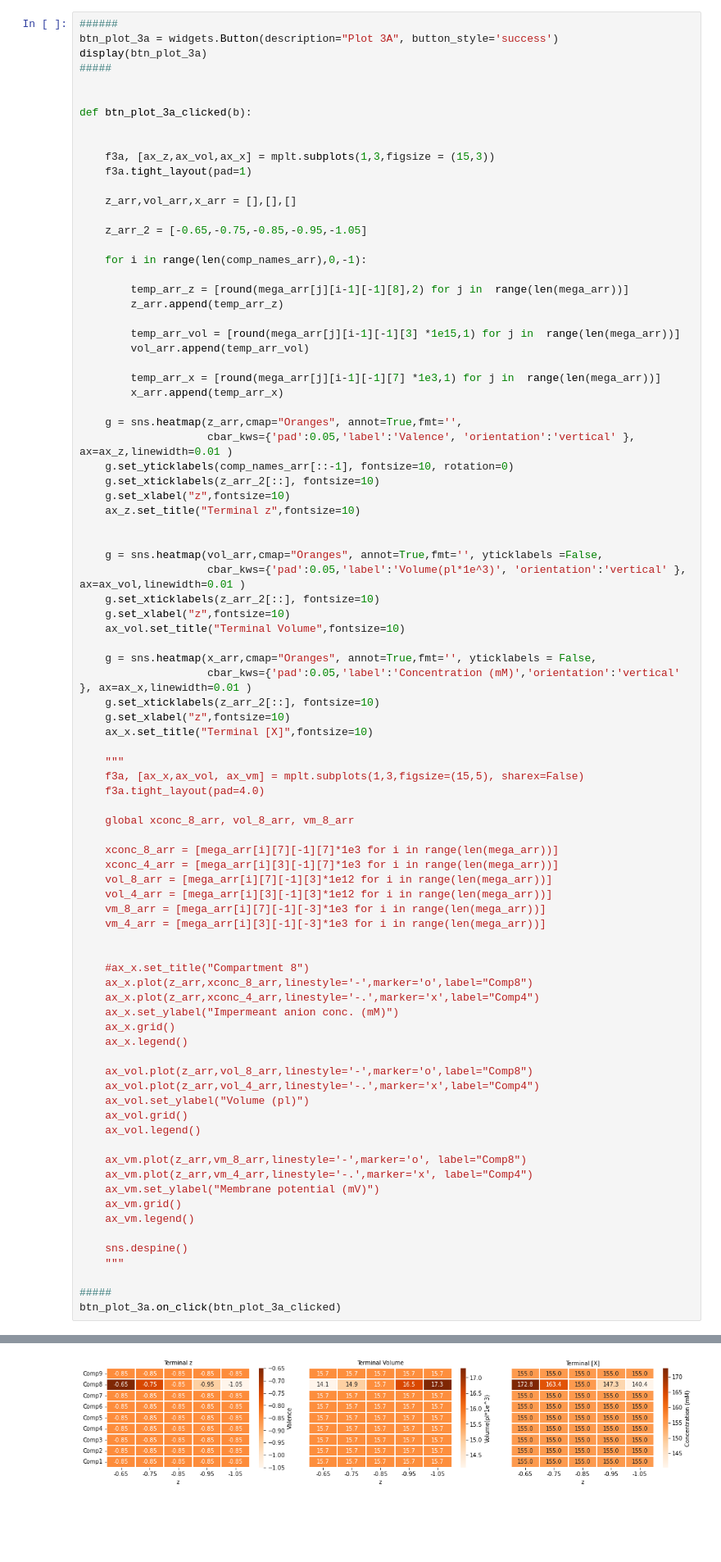
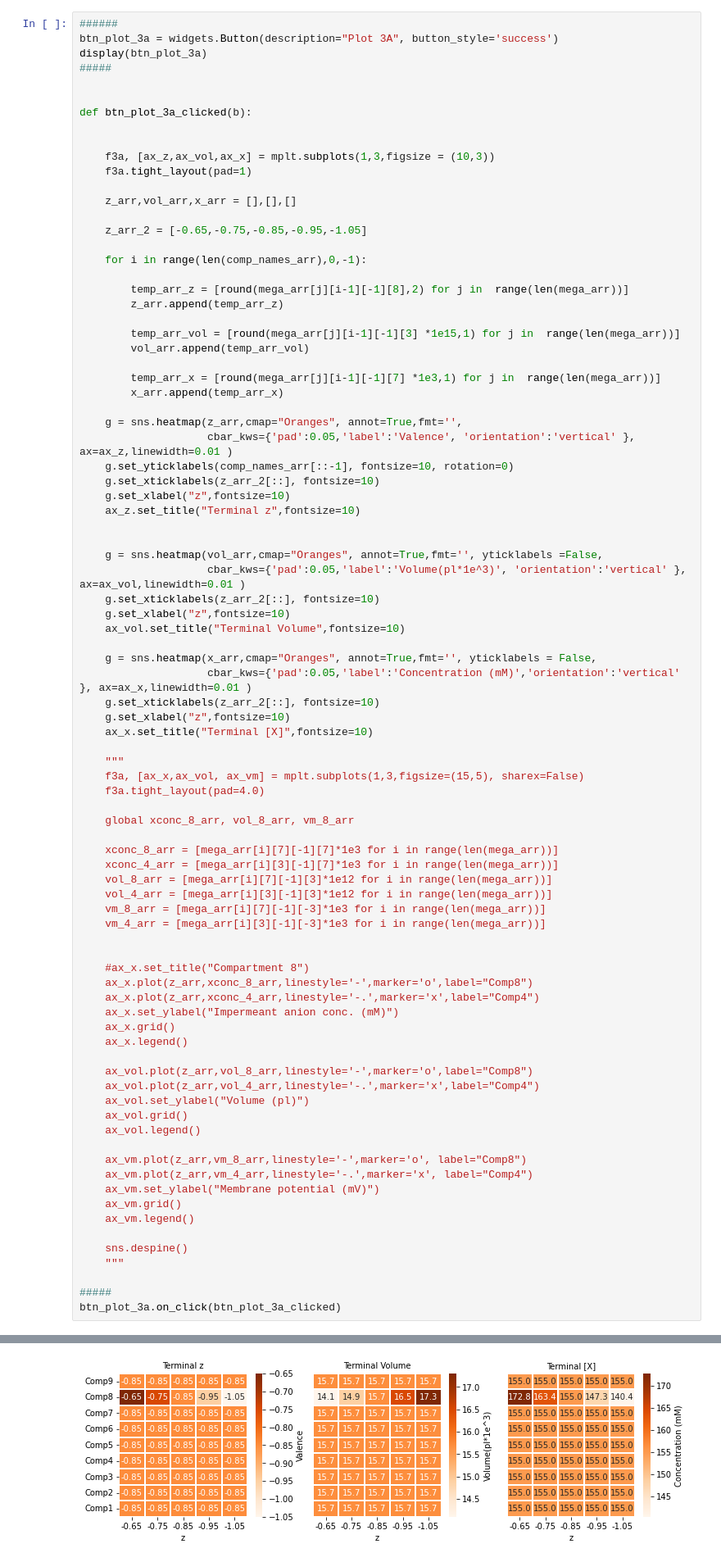
Before and after one commit to Eran707/msc_code_repo, a Jupyter notebook: Figure_3_multiZ.ipynb, the cells around one changed output, grey strips where cells are left out. Shown at 82% size. Cells and saved outputs as stored; diff of their text form; blank space fills up the shorter version.

```diff
--- a/Figure_3_multiZ.ipynb
+++ b/Figure_3_multiZ.ipynb
@@ -229,7 +229,7 @@ display(btn_plot_3a)
 def btn_plot_3a_clicked(b):
 
 
-    f3a, [ax_z,ax_vol,ax_x] = mplt.subplots(1,3,figsize = (15,3))
+    f3a, [ax_z,ax_vol,ax_x] = mplt.subplots(1,3,figsize = (10,3))
     f3a.tight_layout(pad=1)
 
     z_arr,vol_arr,x_arr = [],[],[]
@@ -280,31 +280,31 @@ def btn_plot_3a_clicked(b):
     vm_8_arr = [mega_arr[i][7][-1][-3]*1e3 for i in range(len(mega_arr))]
     vm_4_arr = [mega_arr[i][3][-1][-3]*1e3 for i in range(len(mega_arr))]
 
 
     #ax_x.set_title("Compartment 8")
     ax_x.plot(z_arr,xconc_8_arr,linestyle='-',marker='o',label="Comp8")
     ax_x.plot(z_arr,xconc_4_arr,linestyle='-.',marker='x',label="Comp4")
     ax_x.set_ylabel("Impermeant anion conc. (mM)")
     ax_x.grid()
     ax_x.legend()
 
     ax_vol.plot(z_arr,vol_8_arr,linestyle='-',marker='o',label="Comp8")
     ax_vol.plot(z_arr,vol_4_arr,linestyle='-.',marker='x',label="Comp4")
     ax_vol.set_ylabel("Volume (pl)")
     ax_vol.grid()
     ax_vol.legend()
 
     ax_vm.plot(z_arr,vm_8_arr,linestyle='-',marker='o', label="Comp8")
     ax_vm.plot(z_arr,vm_4_arr,linestyle='-.',marker='x', label="Comp4")
     ax_vm.set_ylabel("Membrane potential (mV)")
     ax_vm.grid()
     ax_vm.legend()
 
     sns.despine()
     """
 
 #####
 btn_plot_3a.on_click(btn_plot_3a_clicked)
 # %% [output]
 [interactive output not drawn]
-[figure, old version]
+[figure, new version]
```
Also changed, not shown: parts of 9 cells of this notebook, 27 other files.
